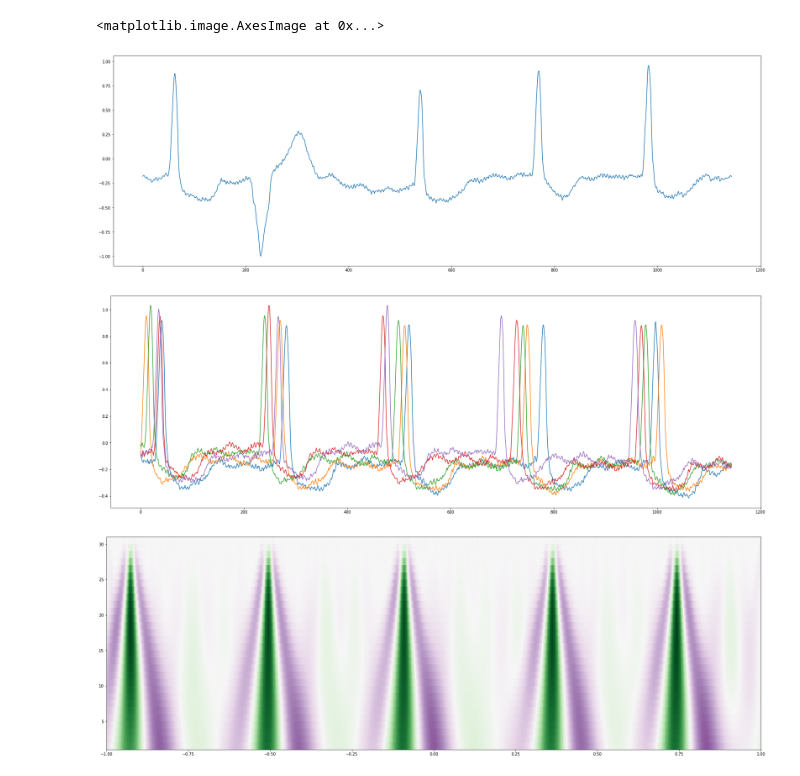
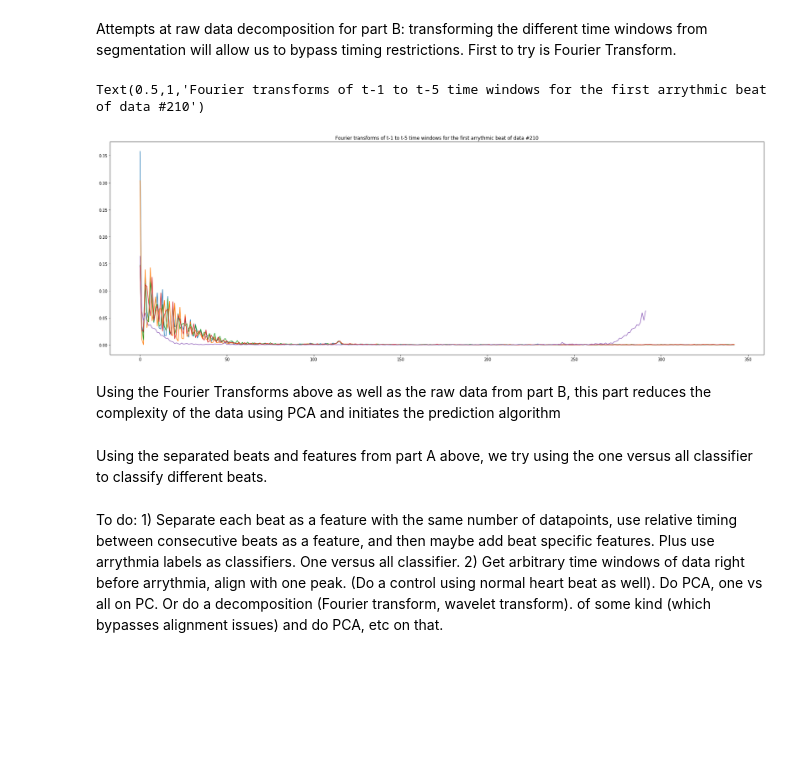
Before and after one commit to chandra-natarajan/TeamExplore, a Jupyter notebook: Workshopv2.ipynb, the cells around one changed output. Saved outputs shown, nothing was run; the diff lists cells and outputs as text; code cells hidden in the pictures; blank space fills up the shorter version.

```diff
--- a/Workshopv2.ipynb
+++ b/Workshopv2.ipynb
@@ -164,22 +251,42 @@ for i in range(len(annall[datanumb].symbol)):
-# %%
-dat = 1
-#attempts at wavelet transform: the transformation is dependent on the peak location, which hasn't been normalized
-plt.figure(figsize=(30,10))
-plt.plot(arry[dat])
-plt.figure(figsize=(30,10))
-plt.plot(normalt1[dat])
-plt.plot(normalt2[dat])
-plt.plot(normalt3[dat])
-plt.plot(normalt4[dat])
-plt.plot(normalt5[dat])
-widths = np.arange(1, 31)
-cwtmatr = signal.cwt(normalt1[dat], signal.ricker, widths)
-plt.figure(figsize=(30,10))
-plt.imshow(cwtmatr, extent=[-1, 1, 1, 31], cmap='PRGn', aspect='auto', vmax=abs(cwtmatr).max(), vmin=-abs(cwtmatr).max())
-# %% [output]
-<matplotlib.image.AxesImage at 0x...>
-[figure, removed]
-[figure, removed]
-[figure, removed]
+# %% [markdown]
+Attempts at raw data decomposition for part B: transforming the different time windows from segmentation will allow us to bypass timing restrictions. First to try is Fourier Transform.
+# %%
+#Fourier transform of normalt raw data windows
+fnormalt1=[]
+fnormalt2=[]
+fnormalt3=[]
+fnormalt4=[]
+fnormalt5=[]
+
+N = len(normalt1[0]) #number of sample points
+
+for i in range(len(normalt1)):
+    fnormalt1.append(fft(normalt1[i]))
+    fnormalt2.append(fft(normalt2[i]))
+    fnormalt3.append(fft(normalt3[i]))
+    fnormalt4.append(fft(normalt4[i]))
+    fnormalt5.append(fft(normalt5[i]))
+
+plt.figure(figsize=(30,10))
+plt.plot(2.0/N * np.abs(fnormalt1[0][:N//2]))
+plt.plot(2.0/N * np.abs(fnormalt2[0][:N//2]))
+plt.plot(2.0/N * np.abs(fnormalt3[0][:N//2]))
+plt.plot(2.0/N * np.abs(fnormalt4[0][:N//2]))
+plt.plot(2.0/N * np.abs(fnormalt5[0][:N//2]))
+plt.title('Fourier transforms of t-1 to t-5 time windows for the first arrythmic beat of data #'+file_nums[datanumb])
+
+#widths = np.arange(1, 31)
+#cwtmatr = signal.cwt(normalt1[dat], signal.ricker, widths)
+#plt.figure(figsize=(30,10))
+#plt.imshow(cwtmatr, extent=[-1, 1, 1, 31], cmap='PRGn', aspect='auto', vmax=abs(cwtmatr).max(), vmin=-abs(cwtmatr).max())
+# %% [output]
+Text(0.5,1,'Fourier transforms of t-1 to t-5 time windows for the first arrythmic beat of data #210')
+[figure, added]
+# %% [markdown]
+Using the Fourier Transforms above as well as the raw data from part B, this part reduces the complexity of the data using PCA and initiates the prediction algorithm
+# %% [markdown]
+Using the separated beats and features from part A above, we try using the one versus all classifier to classify different beats.
+# %% [markdown]
+To do: 1) Separate each beat as a feature with the same number of datapoints, use relative timing between consecutive beats as a feature, and then maybe add beat specific features. Plus use arrythmia labels as classifiers. One versus all classifier. 2) Get arbitrary time windows of data right before arrythmia, align with one peak. (Do a control using normal heart beat as well). Do PCA, one vs all on PC. Or do a decomposition (Fourier transform, wavelet transform). of some kind (which bypasses alignment issues) and do PCA, etc on that.
 # %%
 # %% [output]
```
Also changed, not shown: parts of 12 cells of this notebook.
